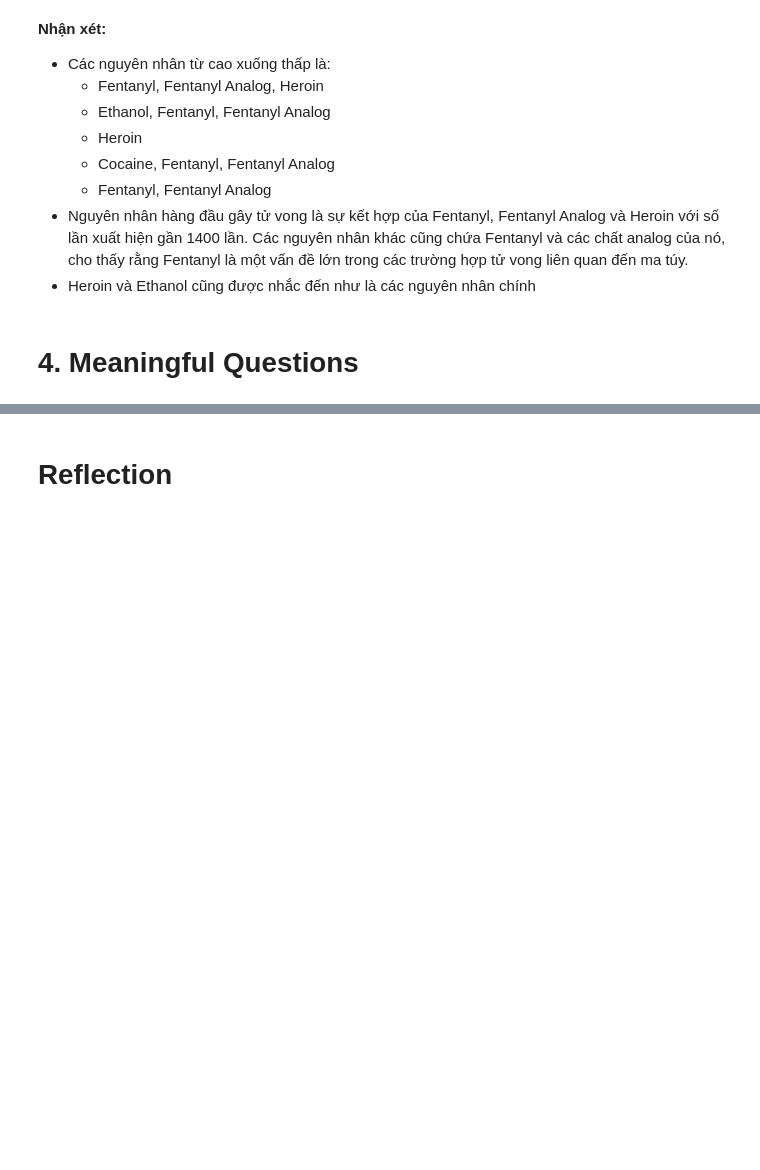
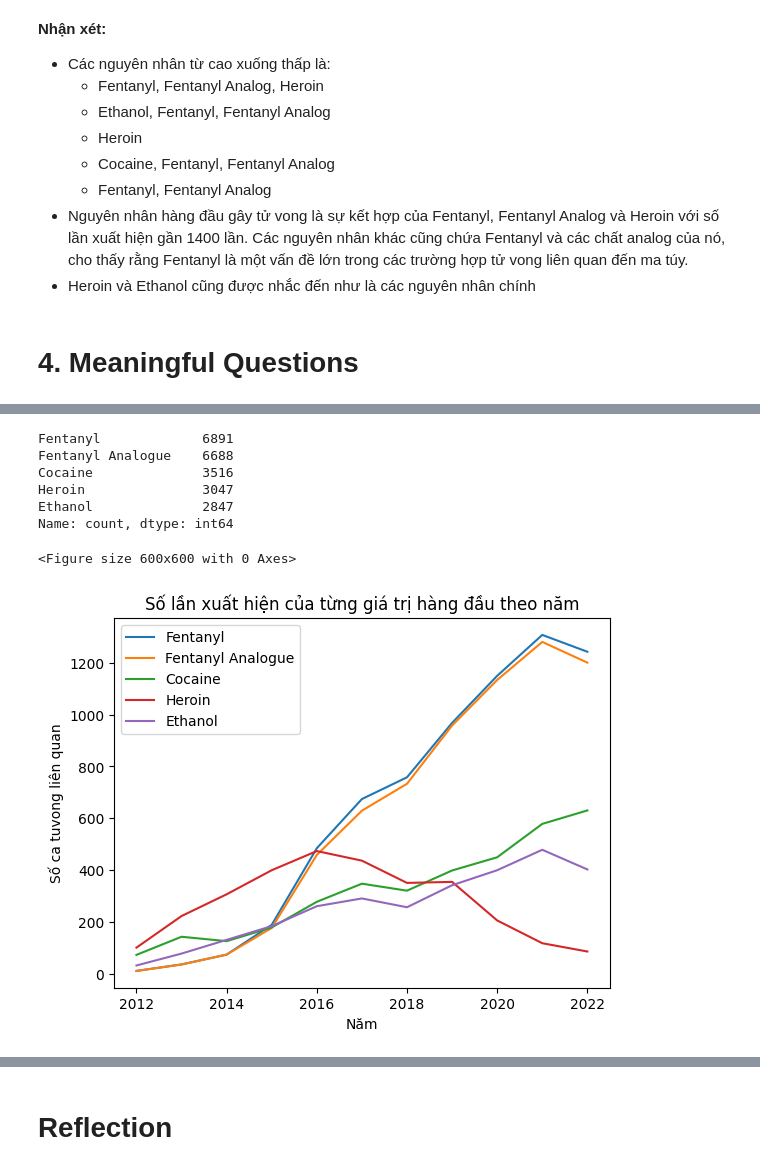
Before and after one commit to Lumine11/-Programming4DS---FinalProject, a Jupyter notebook: FinalProject.ipynb, the cells around one changed output, grey strips where cells are left out. Cells and saved outputs as stored; diff of their text form; code cells hidden in the pictures; blank space fills up the shorter version.

```diff
--- a/FinalProject.ipynb
+++ b/FinalProject.ipynb
@@ -748,0 +754,48 @@ Name: Details Cause, Length: 10654, dtype: object
+# %%
+cause_info = cause_count = DrugDeath_df.copy()
+cause_count['Details Cause'] = cause_info['Details Cause'].str.split(', ').copy()
+# Sử dụng .stack() để chuyển đổi dữ liệu thành dạng stack
+stacked_values = cause_count['Details Cause'].apply(pd.Series).stack()
+
+# Đếm số lần xuất hiện của mỗi giá trị
+top_5_values = stacked_values.value_counts().nlargest(5)
+
+print(top_5_values)
+# %% [output]
+Fentanyl             6891
+Fentanyl Analogue    6688
+Cocaine              3516
+Heroin               3047
+Ethanol              2847
+Name: count, dtype: int64
+# %%
+import matplotlib.pyplot as plt
+
+# Tạo một cột mới 'Year' bằng cách trích xuất năm từ cột 'Date'
+cause_info['Year'] = cause_info['Date'].dt.year
+
+# Tạo DataFrame mới để lưu trữ số lần xuất hiện của từng giá trị theo năm
+yearly_counts = pd.DataFrame()
+
+# Vòng lặp qua top 5 giá trị
+for value in top_5_values.index:
+    # Tạo một mask boolean cho từng giá trị
+    mask = cause_info['Details Cause'].apply(lambda x: value in x)
+    # Đếm số lần xuất hiện của giá trị trong mỗi năm
+    yearly_count = cause_info[mask].groupby('Year').size()
+    # Thêm số lần xuất hiện vào DataFrame
+    yearly_counts[value] = yearly_count
+
+# Vẽ biểu đồ đường
+%matplotlib inline
+plt.figure(figsize=(6, 6))
+yearly_counts.plot(kind='line')
+plt.title('Số lần xuất hiện của từng giá trị hàng đầu theo năm')
+plt.xlabel('Năm')
+# plt.xticks(range(2012, 2023))
+plt.ylabel('Số ca tuvong liên quan')
+# Điều chỉnh chiều rộng của trục x
+plt.show()
+# %% [output]
+<Figure size 600x600 with 0 Axes>
+[figure, added]
```
Also changed, not shown: parts of 9 cells of this notebook.
